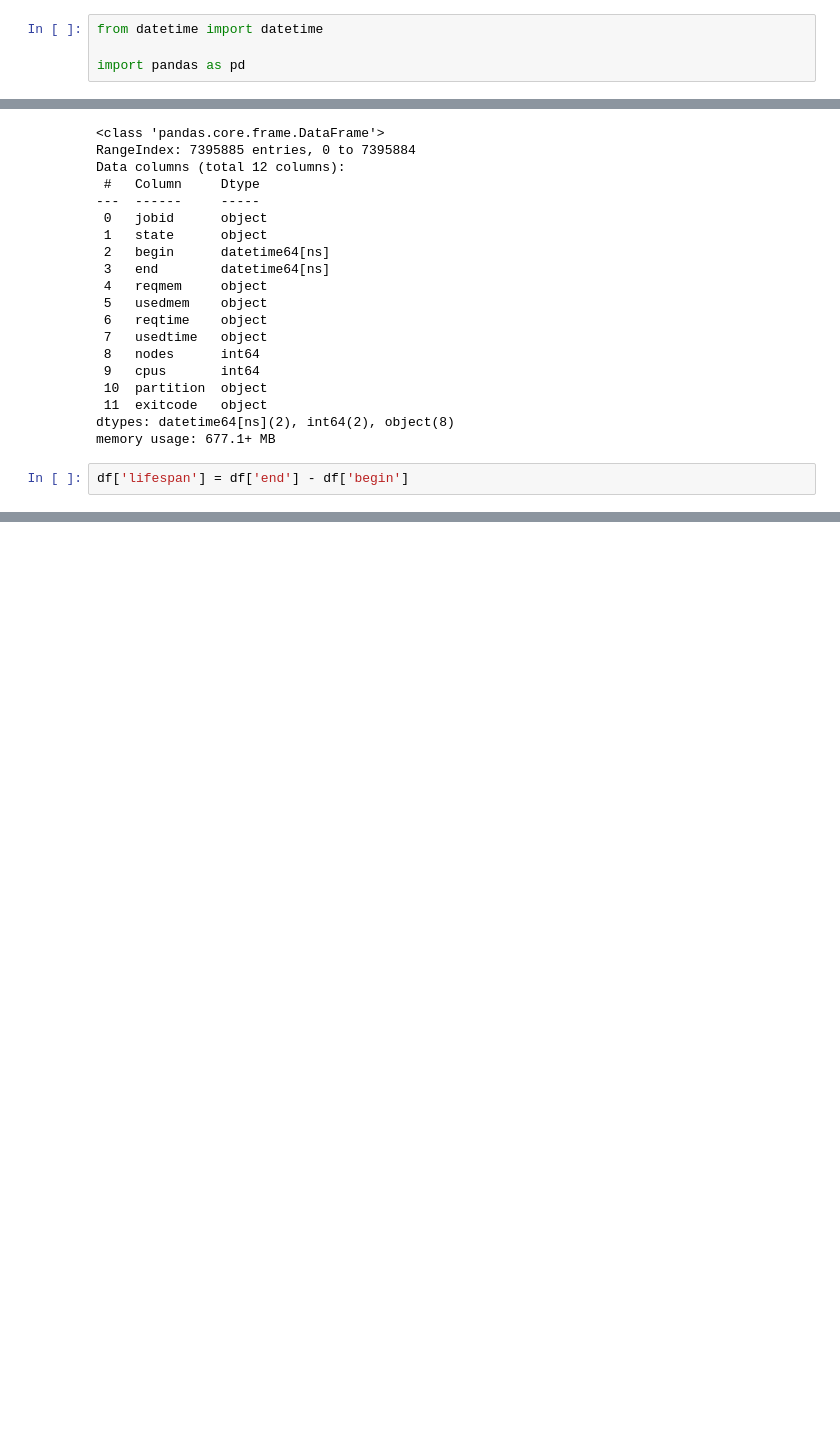
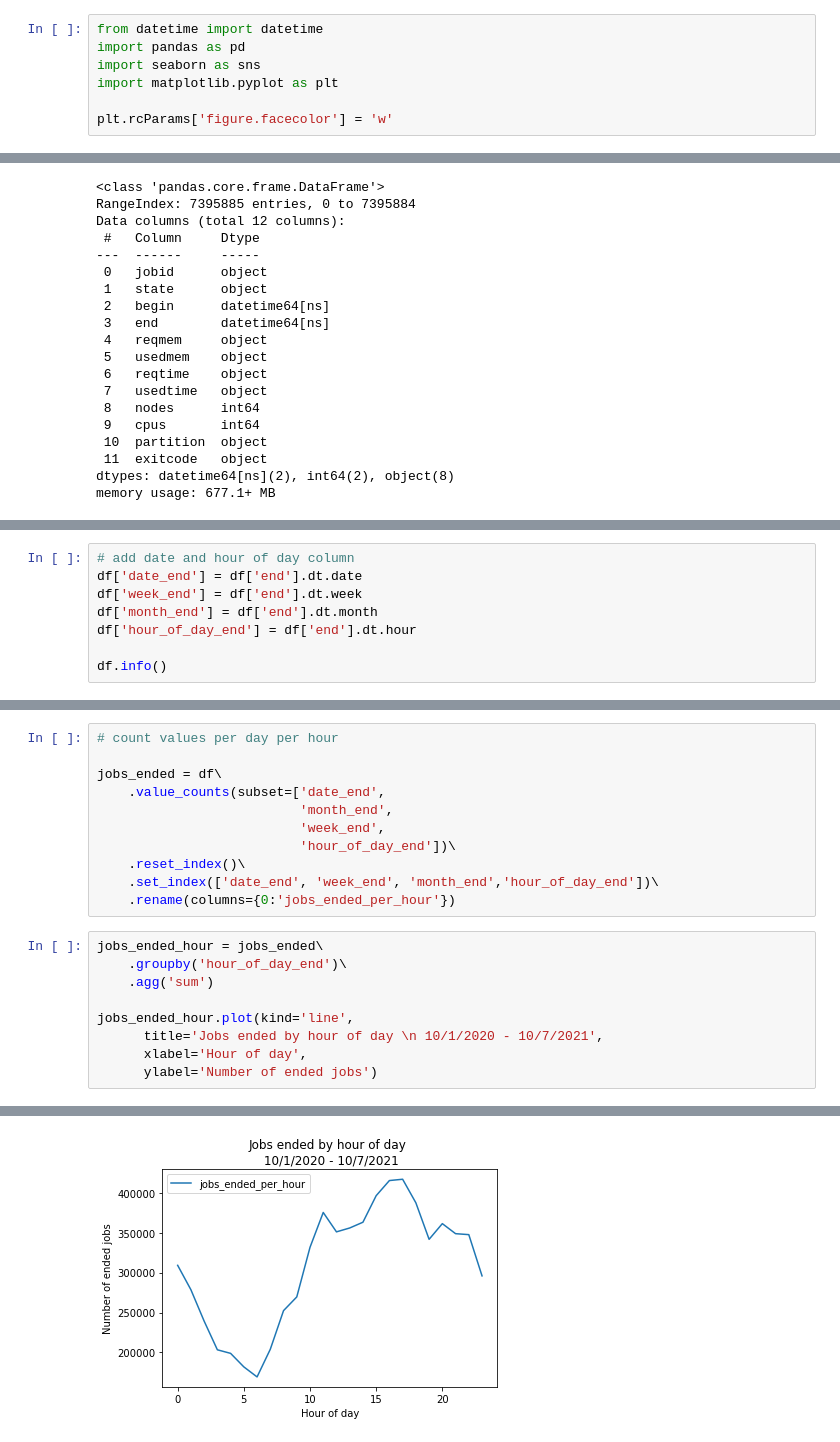
Before and after one commit to nss-data-science-cohort-5/accre-red-skittles, a Jupyter notebook: notebooks/fullsample.ipynb, the cells around one changed output, grey strips where cells are left out. Cells and saved outputs as stored; diff of their text form; blank space fills up the shorter version.

```diff
--- a/notebooks/fullsample.ipynb
+++ b/notebooks/fullsample.ipynb
@@ -1,7 +1,10 @@
 # %%
 from datetime import datetime
+import pandas as pd
+import seaborn as sns
+import matplotlib.pyplot as plt
 
-import pandas as pd
+plt.rcParams['figure.facecolor'] = 'w'
 # %%
 def date_parser(x):
     if str.lower(x) == 'unknown':
@@ -34,5 +37,3 @@ Data columns (total 12 columns):
  11  exitcode   object
 dtypes: datetime64[ns](2), int64(2), object(8)
 memory usage: 677.1+ MB
-# %%
-df['lifespan'] = df['end'] - df['begin']
@@ -53,0 +40,8 @@ Name: lifespan, Length: 7395885, dtype: timedelta64[ns]
+# %%
+# add date and hour of day column
+df['date_end'] = df['end'].dt.date
+df['week_end'] = df['end'].dt.week
+df['month_end'] = df['end'].dt.month
+df['hour_of_day_end'] = df['end'].dt.hour
+
+df.info()
@@ -53,0 +66,21 @@ Name: lifespan, Length: 7395885, dtype: timedelta64[ns]
+# %%
+# count values per day per hour
+
+jobs_ended = df\
+    .value_counts(subset=['date_end',
+                          'month_end',
+                          'week_end',
+                          'hour_of_day_end'])\
+    .reset_index()\
+    .set_index(['date_end', 'week_end', 'month_end','hour_of_day_end'])\
+    .rename(columns={0:'jobs_ended_per_hour'})
+# %%
+jobs_ended_hour = jobs_ended\
+    .groupby('hour_of_day_end')\
+    .agg('sum')
+
+jobs_ended_hour.plot(kind='line',
+      title='Jobs ended by hour of day \n 10/1/2020 - 10/7/2021',
+      xlabel='Hour of day',
+      ylabel='Number of ended jobs')
+# %% [output]
@@ -53,0 +94 @@ Name: lifespan, Length: 7395885, dtype: timedelta64[ns]
+[figure, added]
```
Also changed, not shown: parts of 9 cells of this notebook.
